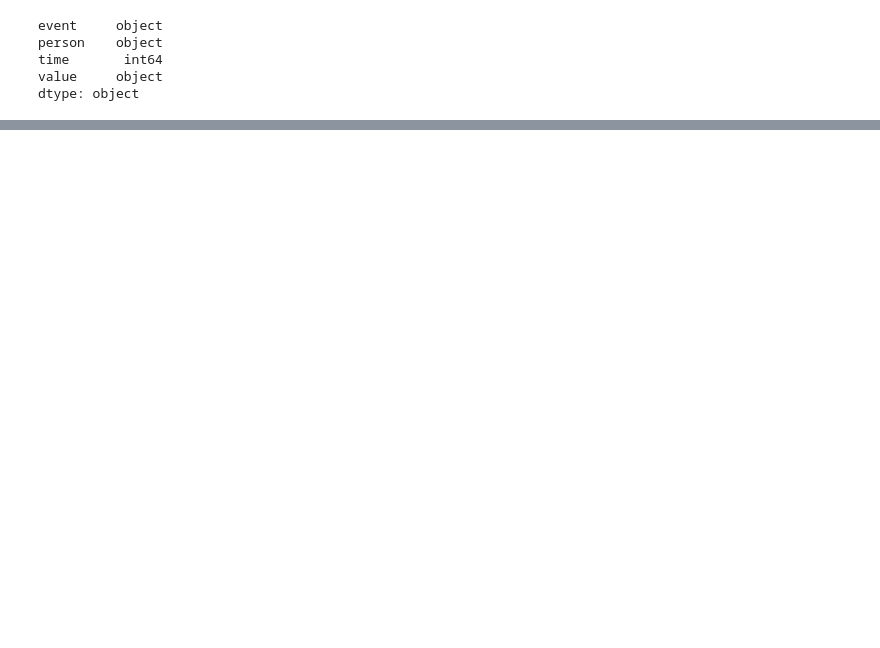
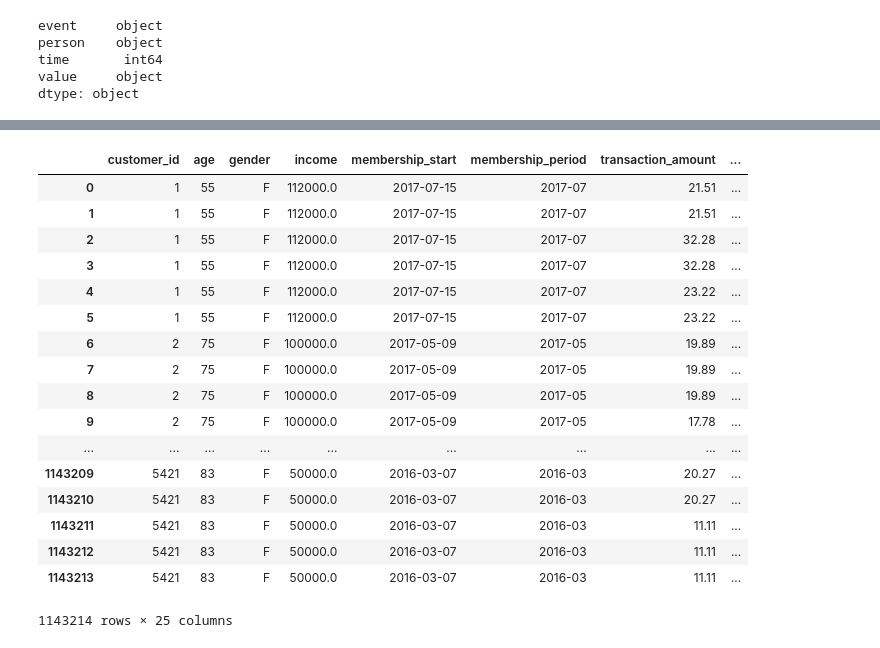
Before and after one commit to salitr/starbucks_offers_analysis, a Jupyter notebook: Starbucks_Capstone_notebook.ipynb, the cells around one changed output, grey strips where cells are left out. Drawn from its saved outputs; the diff is of its cells as text; code cells hidden in the pictures; blank space fills up the shorter version.

```diff
--- a/Starbucks_Capstone_notebook.ipynb
+++ b/Starbucks_Capstone_notebook.ipynb
@@ -476,0 +1071,42 @@ transactions.sample(5)
+# %%
+full_data.rename(columns={'time(hours)_x': 'time_of_transaction(hours)'}, inplace=True)
+# %%
+def id_mapper(df, column):
+    coded_dict = dict()
+    cter = 1
+    id_encoded = []
+
+    for val in df[column]:
+        if val not in coded_dict:
+            coded_dict[val] = cter
+            cter+=1
+
+        id_encoded.append(coded_dict[val])
+    return id_encoded
+
+cid_encoded = id_mapper(full_data, 'customer_id')
+full_data['customer_id'] = cid_encoded
+
+oid_encoded = id_mapper(full_data, 'offer_id')
+full_data['offer_id'] = oid_encoded
+# %%
+full_data
+# %% [output]
+|  | customer_id | age | gender | income | membership_start | membership_period | transaction_amount | ... |
+| 0 | 1 | 55 | F | 112000.0 | 2017-07-15 | 2017-07 | 21.51 | ... |
+| 1 | 1 | 55 | F | 112000.0 | 2017-07-15 | 2017-07 | 21.51 | ... |
+| 2 | 1 | 55 | F | 112000.0 | 2017-07-15 | 2017-07 | 32.28 | ... |
+| 3 | 1 | 55 | F | 112000.0 | 2017-07-15 | 2017-07 | 32.28 | ... |
+| 4 | 1 | 55 | F | 112000.0 | 2017-07-15 | 2017-07 | 23.22 | ... |
+| 5 | 1 | 55 | F | 112000.0 | 2017-07-15 | 2017-07 | 23.22 | ... |
+| 6 | 2 | 75 | F | 100000.0 | 2017-05-09 | 2017-05 | 19.89 | ... |
+| 7 | 2 | 75 | F | 100000.0 | 2017-05-09 | 2017-05 | 19.89 | ... |
+| 8 | 2 | 75 | F | 100000.0 | 2017-05-09 | 2017-05 | 19.89 | ... |
+| 9 | 2 | 75 | F | 100000.0 | 2017-05-09 | 2017-05 | 17.78 | ... |
+| ... | ... | ... | ... | ... | ... | ... | ... | ... |
+| 1143209 | 5421 | 83 | F | 50000.0 | 2016-03-07 | 2016-03 | 20.27 | ... |
+| 1143210 | 5421 | 83 | F | 50000.0 | 2016-03-07 | 2016-03 | 20.27 | ... |
+| 1143211 | 5421 | 83 | F | 50000.0 | 2016-03-07 | 2016-03 | 11.11 | ... |
+| 1143212 | 5421 | 83 | F | 50000.0 | 2016-03-07 | 2016-03 | 11.11 | ... |
+| 1143213 | 5421 | 83 | F | 50000.0 | 2016-03-07 | 2016-03 | 11.11 | ... |
+1143214 rows × 25 columns
```
Also changed, not shown: parts of 118 cells of this notebook.
